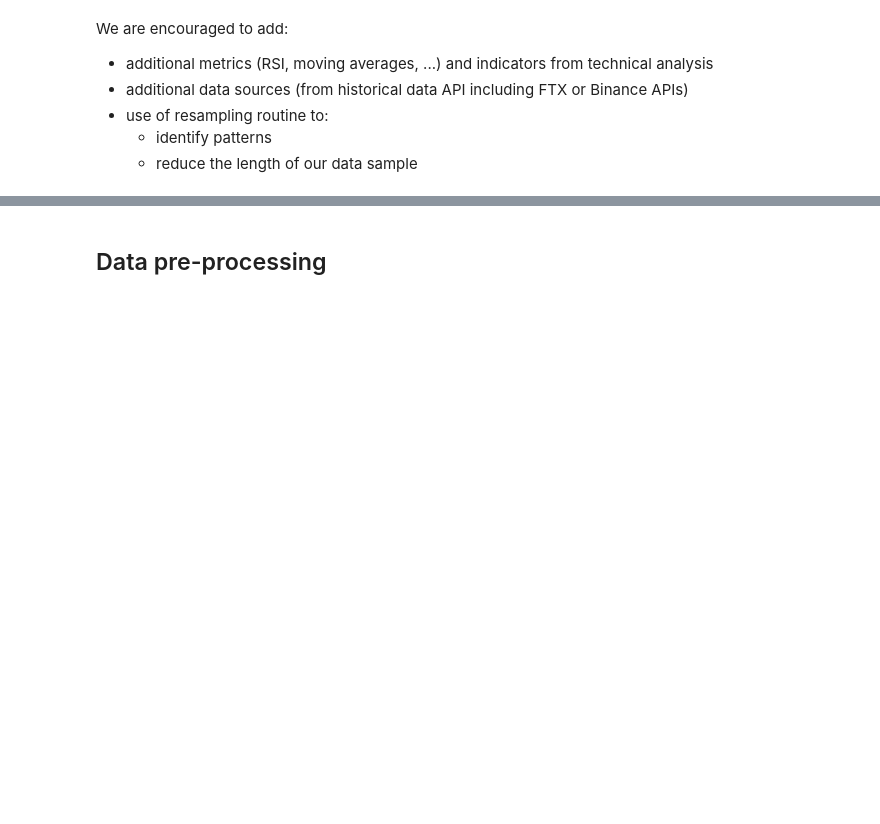
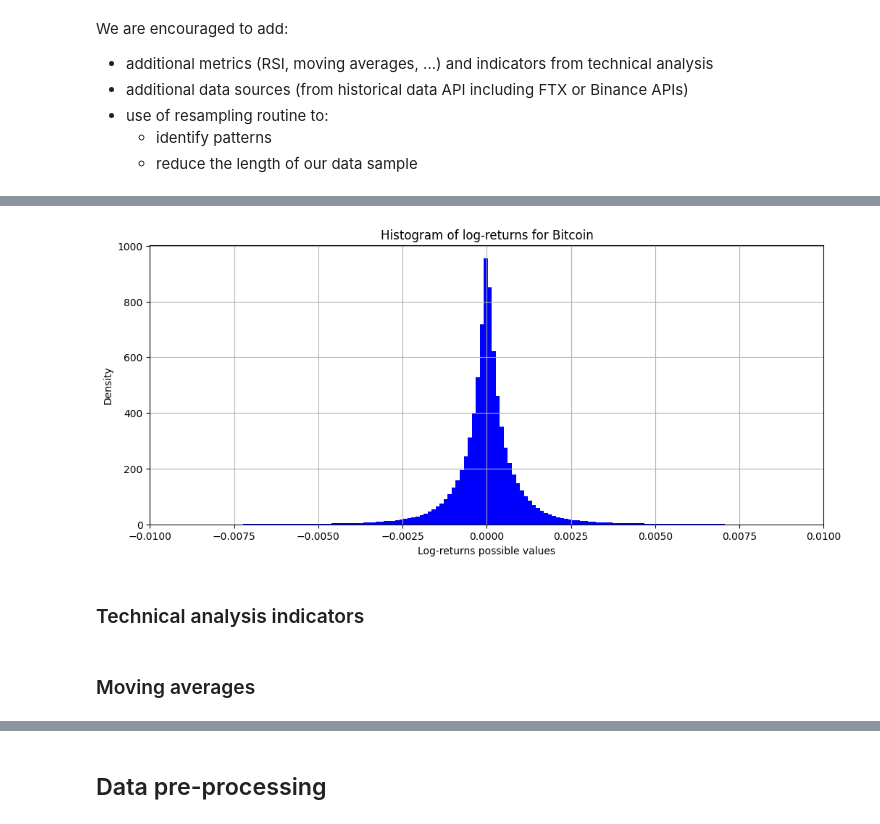
Before and after one commit to lcsrodriguez/cryptotrading, a Jupyter notebook: notebooks/bitcoin_trading.ipynb, the cells around one changed output, grey strips where cells are left out. Cells and saved outputs as stored; diff of their text form; code cells hidden in the pictures; blank space fills up the shorter version.

Commit message:
Adding legends to hist

```diff
--- a/notebooks/bitcoin_trading.ipynb
+++ b/notebooks/bitcoin_trading.ipynb
@@ -59,6 +46,0 @@ a.hour
-# %%
-try:
-    df["t"] = df.index
-    df["TimeRange"] =
-except KeyError:
-    pass
@@ -83,0 +49,11 @@ _ = plt.title("Histogram of log-returns for Bitcoin")
+# %%
+# Adding the daytime range for each line
+try:
+    df_t = [obs.hour for obs in list(df.index)]
+    df["TimeRange"] = [Utils.get_daytime_range(time_) for time_ in df_t]
+except KeyError:
+    pass
+# %%
+# Computing log-returns
+df["LogReturns"] = np.log(df["Close"]).diff()
+df["LogReturns"].fillna(0, inplace=True)
@@ -83,0 +86,11 @@ _ = plt.title("Histogram of log-returns for Bitcoin")
+# %%
+# Plotting log-returns
+_ = df["LogReturns"].hist(bins=1000, density=True)
+_ = plt.xlim([-0.01, 0.01])
+_ = plt.title("Histogram of log-returns for Bitcoin")
+_ = plt.xlabel("Log-returns possible values")
+_ = plt.ylabel("Density")
+# %% [output]
+[figure, added]
+# %% [markdown]
+### Technical analysis indicators
@@ -83,0 +105,2 @@ _ = plt.title("Histogram of log-returns for Bitcoin")
+# %% [markdown]
+### Moving averages
```
Also changed, not shown: parts of 18 cells of this notebook.
